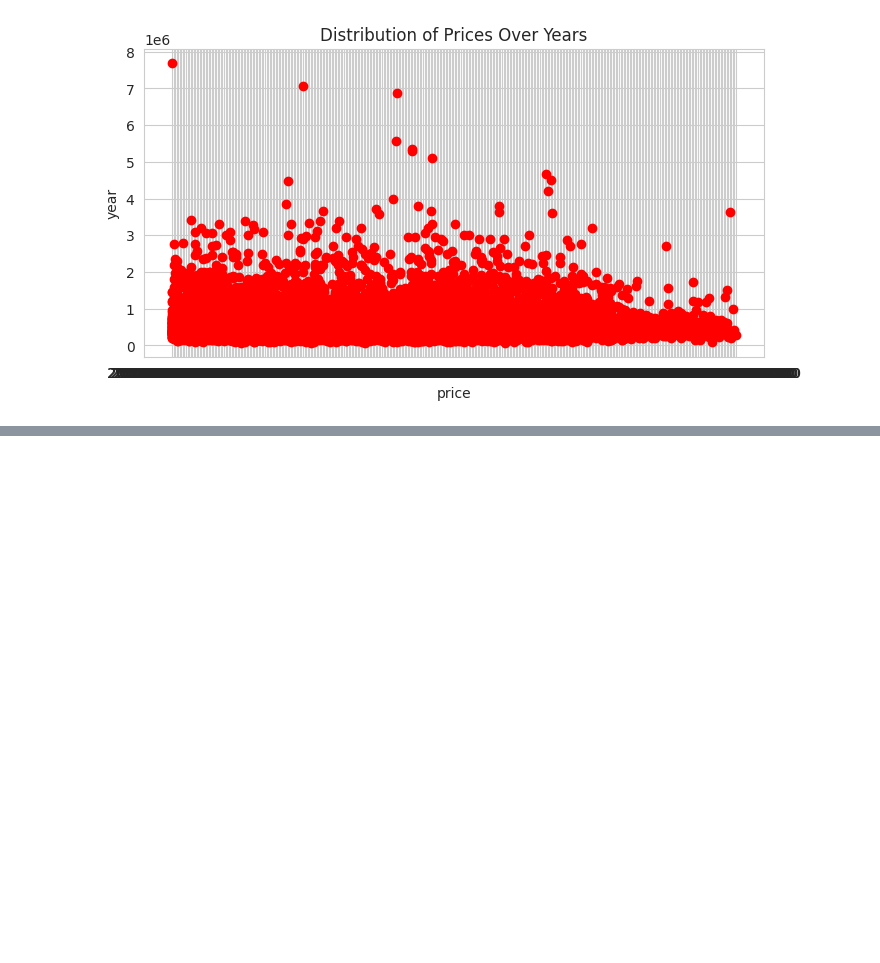
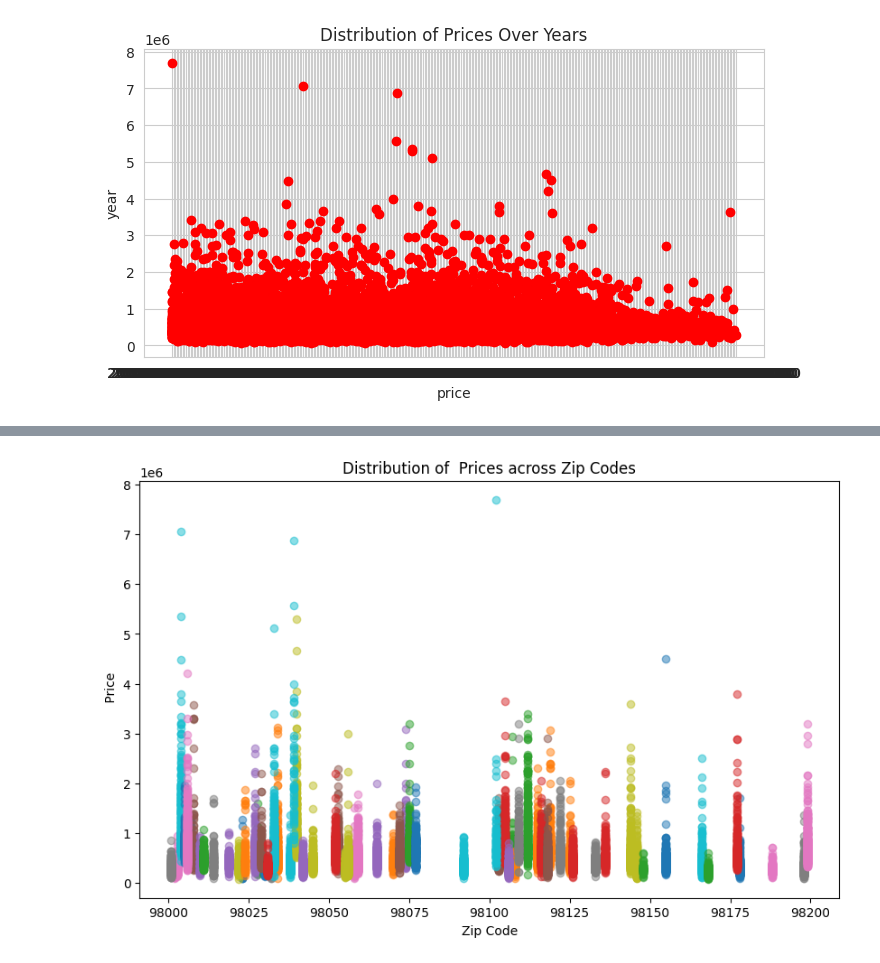
Before and after one commit to michelmalki/MichelMalki, a Jupyter notebook: house_sales.ipynb, the cells around one changed output, grey strips where cells are left out. Saved outputs shown, nothing was run; the diff lists cells and outputs as text; code cells hidden in the pictures; blank space fills up the shorter version.

```diff
--- a/house_sales.ipynb
+++ b/house_sales.ipynb
@@ -258,0 +280,17 @@ plt.show()
+# %%
+# Map the distribution of sale prices across different zip codes if possible.
+
+import matplotlib.pyplot as plt
+import pandas as pd
+plt.figure(figsize=(10,6))
+for zipcode in df['zipcode'].unique():
+    # Filter data for each zip code
+    data = df[df['zipcode'] == zipcode]
+    plt.scatter([zipcode]*len(data), data['price'], alpha=0.5)
+
+plt.title('Distribution of  Prices across Zip Codes')
+plt.xlabel('Zip Code')
+plt.ylabel(' Price')
+plt.show()
+# %% [output]
+[figure, added]
```
Also changed, not shown: parts of 17 cells of this notebook.
